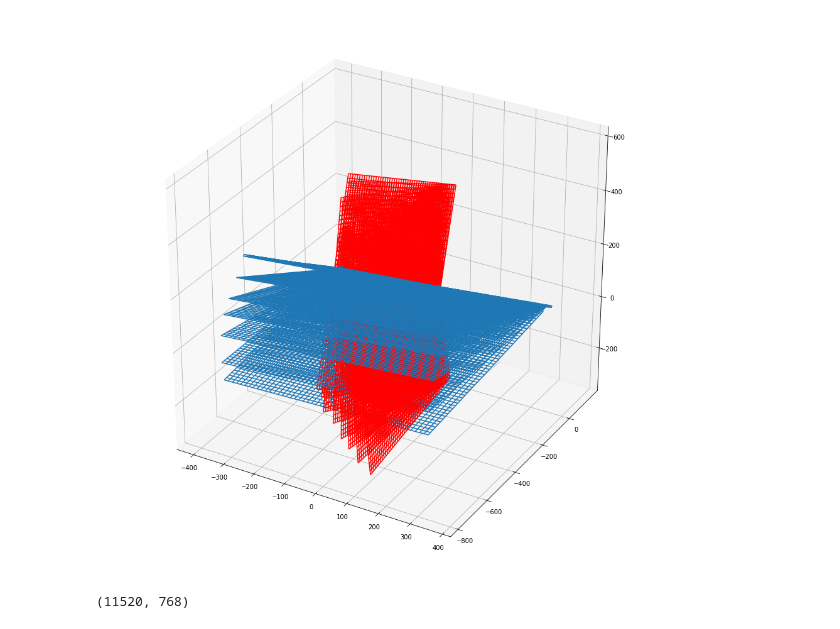
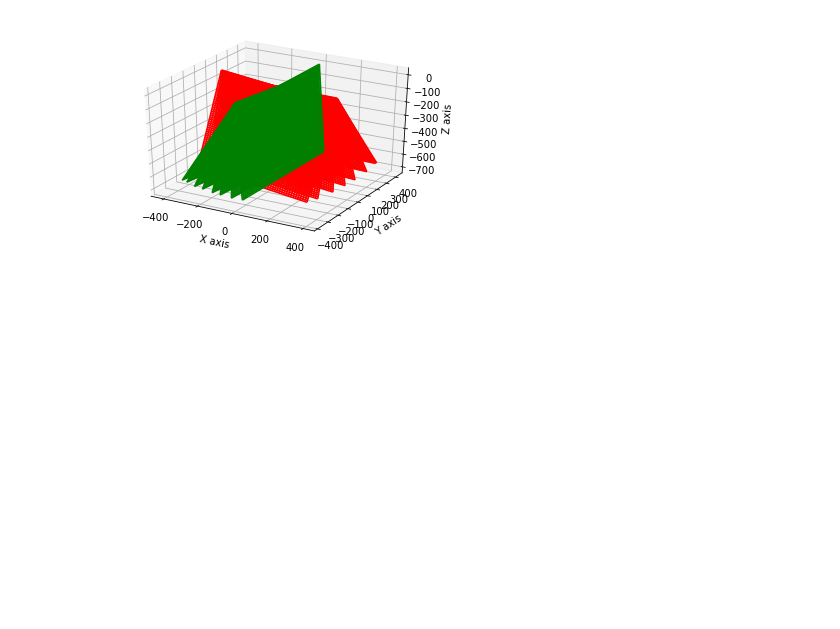
Before and after one commit to HastingsGreer/ultrasoundRegistration2, a Jupyter notebook: Process Scan.ipynb, the cells around one changed output. Cells and saved outputs as stored; diff of their text form; code cells hidden in the pictures; blank space fills up the shorter version.

```diff
--- a/Process Scan.ipynb
+++ b/Process Scan.ipynb
@@ -19,5 +10,8 @@ plt.show()
 # %%
 def angletomatrix(alpha, beta, gamma):
+    """
+    Returns a matrix that transforms from world coordinates to device coordinates
+    """
 
     cA = np.cos(alpha)
     cB = np.cos(beta)
@@ -62,7 +61,7 @@ R2 = np.array(R2)
 #plt.show()
 # %%
 import matplotlib
-matplotlib.rcParams["figure.figsize"] = [16, 16]
+matplotlib.rcParams["figure.figsize"] = [10, 10]
 W = 768
 x, y = np.meshgrid(np.linspace(0, 700, W), np.linspace(-350, 350, W))
 z = np.zeros((W, W))
@@ -73,30 +72,40 @@ x, y, z = [i.flatten() for i in (x, y, z)]
 import matplotlib.pyplot as plt
 from mpl_toolkits.mplot3d import Axes3D
 # %%
+
+
 fig = plt.figure()
 ax = fig.add_subplot(111, projection='3d')
 
 n = []
 
-for r in R1[::50]:
+def coords(r):
+    xp, yp, zp = np.array(np.matmul(r.transpose(), np.array([y, x, z])), dtype = np.int)
+    return xp + 400, yp + 400, zp + 790
+
+for r in ():#R3[::15]:
     #print(r)
-    xp, yp, zp = [arr.reshape(W, W) for arr in np.matmul(r, np.array([y, z, x]))]
+    xp, yp, zp = [arr.reshape(W, W) for arr in np.matmul(r.transpose(), np.array([y, x, z]))]
     n.append((xp, yp, zp)) # or else it falls out of memory
     ax.plot_wireframe(xp, yp, zp)
 
+for r in R1[::50]:
+    #print(r)
+    xp, yp, zp = [arr.reshape(W, W) for arr in np.matmul(r.transpose(), np.array([y, x, z]))]
+    n.append((xp, yp, zp)) # or else it falls out of memory
+    ax.plot_wireframe(xp, yp, zp, colors="red", )
+
 for r in R2[::50]:
     #print(r)
-    xp, yp, zp = [arr.reshape(W, W) for arr in np.matmul(r, np.array([y, z, x]))]
+    xp, yp, zp = [arr.reshape(W, W) for arr in np.matmul(r.transpose(), np.array([y, x, z]))]
     n.append((xp, yp, zp)) # or else it falls out of memory
-    ax.plot_wireframe(xp, yp, zp, colors="red")
+    ax.plot_wireframe(xp, yp, zp, colors="green")
 
 
-
+ax.set_xlabel('X axis')
+ax.set_ylabel('Y axis')
+ax.set_zlabel('Z axis')
 
 plt.show()
 # %% [output]
-[figure, old version]
+[figure, new version]
-# %%
-xs.shape
-# %% [output]
-(11520, 768)
```
Also changed, not shown: parts of 12 cells of this notebook.
